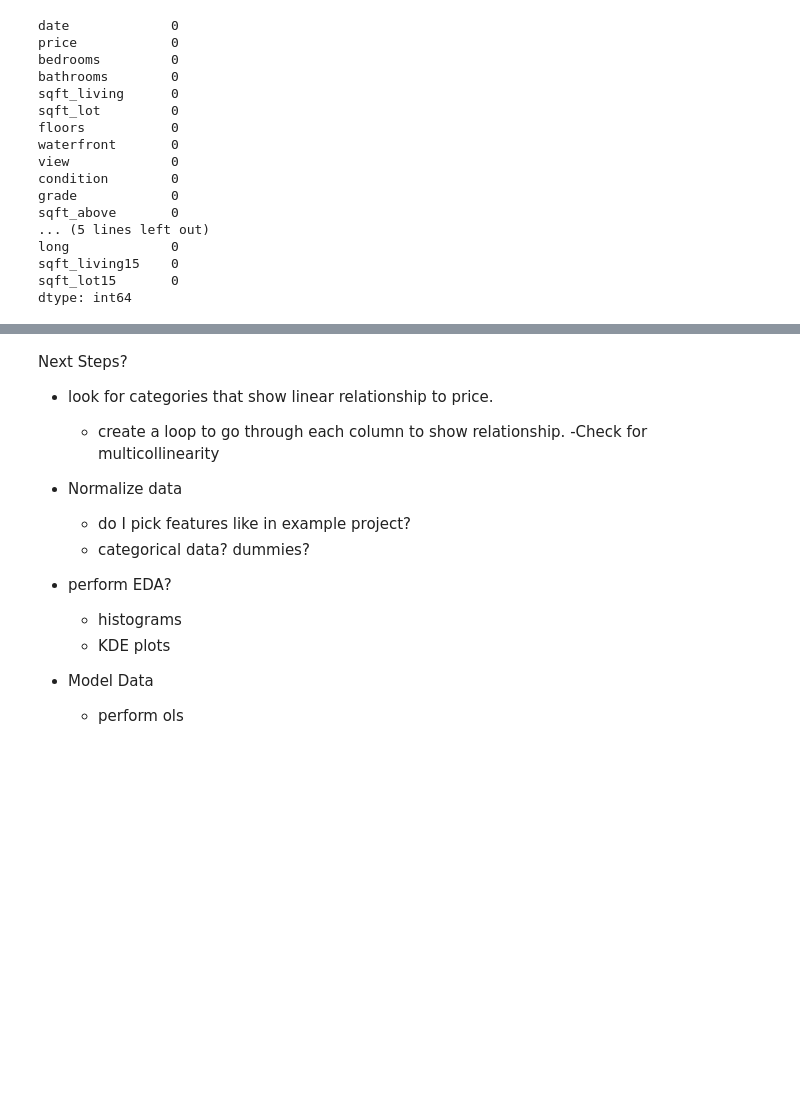
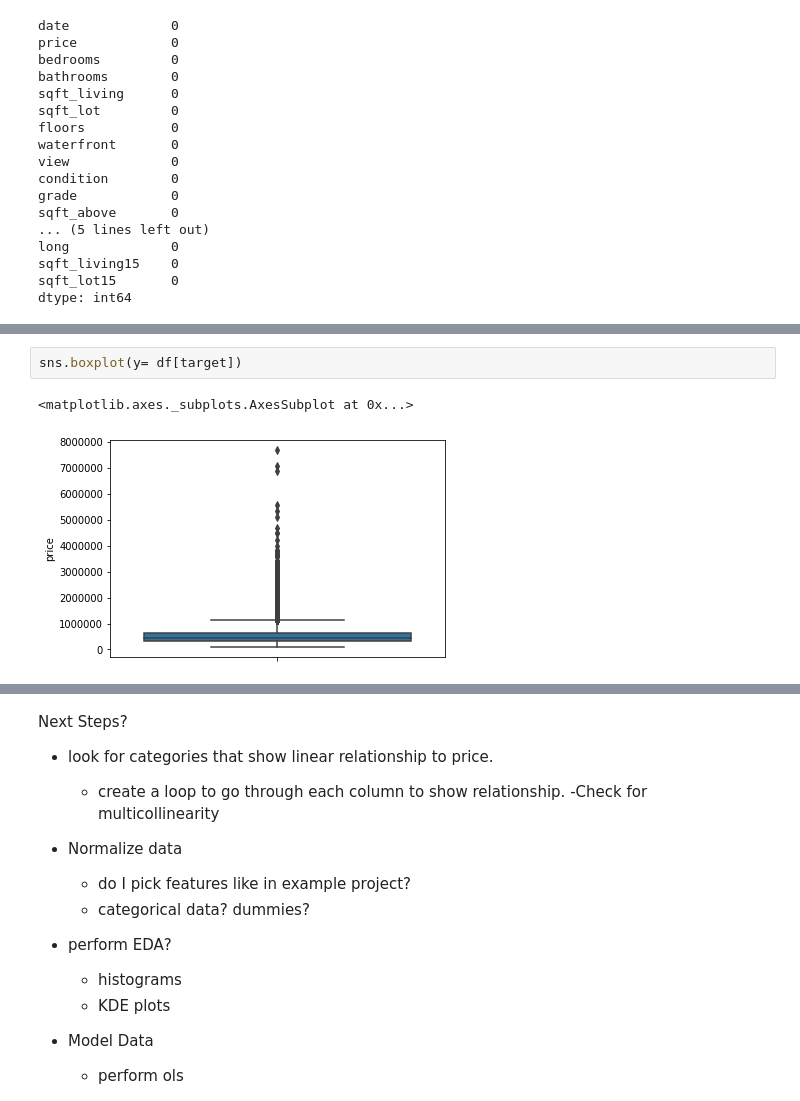
Before and after one commit to lauren-esser/King-County-Homes-Price-Factors, a Jupyter notebook: student.ipynb, the cells around one changed output, grey strips where cells are left out. Saved outputs shown, nothing was run; the diff lists cells and outputs as text; blank space fills up the shorter version.

```diff
--- a/student.ipynb
+++ b/student.ipynb
@@ -385,0 +357,5 @@ strong multicollinearity or other numerical problems.
+# %%
+sns.boxplot(y= df[target])
+# %% [output]
+<matplotlib.axes._subplots.AxesSubplot at 0x...>
+[figure, added]
```
Also changed, not shown: parts of 85 cells of this notebook.
